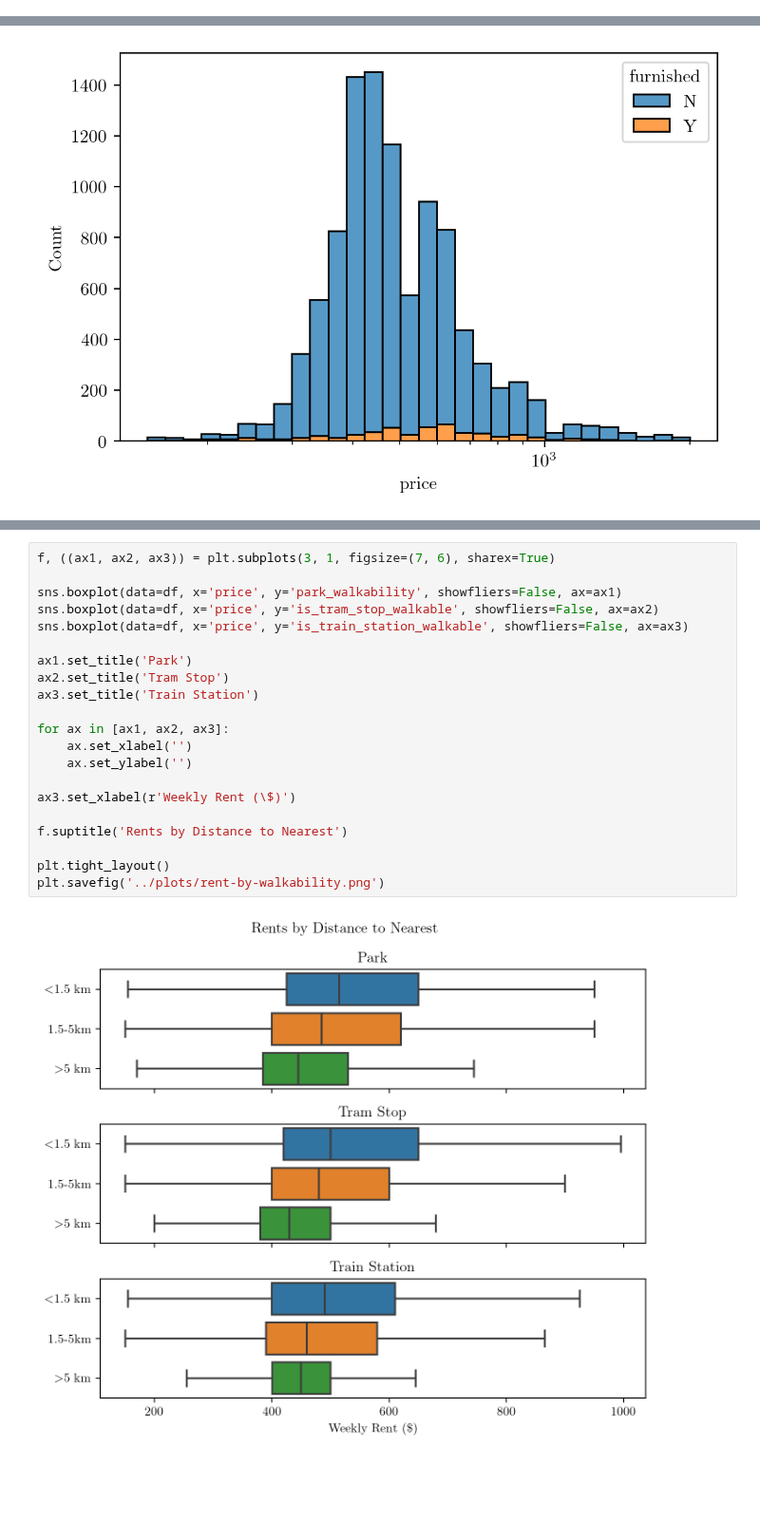
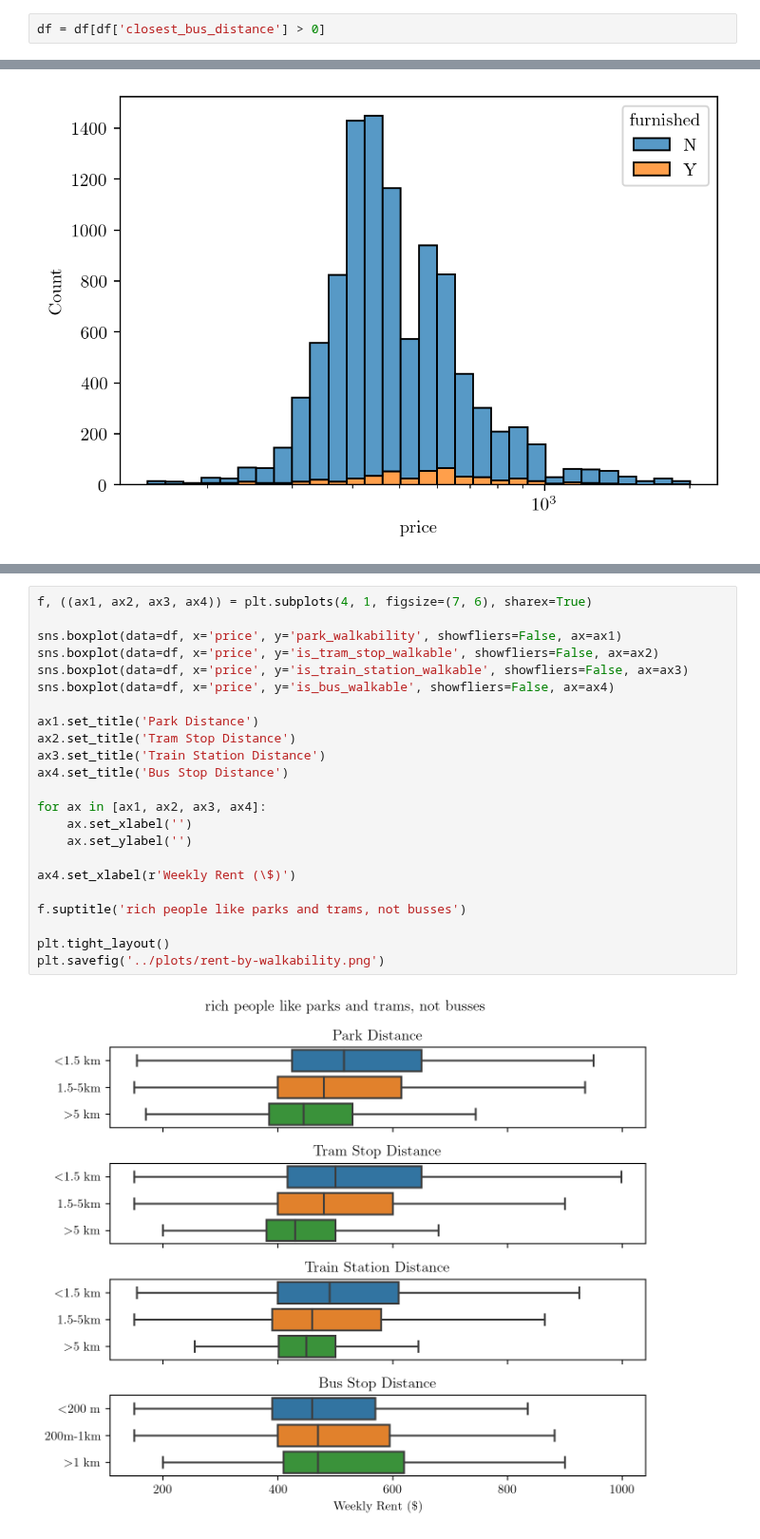
Before and after one commit to MAST30034-Applied-Data-Science/generic-real-estate-consulting-project-group-21, a Jupyter notebook: notebooks/question-one-analysis.ipynb, the cells around one changed output, grey strips where cells are left out. Shown at 95% size. Cells and saved outputs as stored; diff of their text form; blank space fills up the shorter version.

Commit message:
edit plots

```diff
--- a/notebooks/question-one-analysis.ipynb
+++ b/notebooks/question-one-analysis.ipynb
@@ -79,0 +80,2 @@ sns.histplot(df, x='closest_tram_distance', log_scale=True)
+# %%
+df = df[df['closest_bus_distance'] > 0]
@@ -173,26 +180,28 @@ f.savefig('../plots/bedrooms-boxplot-distplot')
 # %%
-f, ((ax1, ax2, ax3)) = plt.subplots(3, 1, figsize=(7, 6), sharex=True)
+f, ((ax1, ax2, ax3, ax4)) = plt.subplots(4, 1, figsize=(7, 6), sharex=True)
 
 sns.boxplot(data=df, x='price', y='park_walkability', showfliers=False, ax=ax1)
 sns.boxplot(data=df, x='price', y='is_tram_stop_walkable', showfliers=False, ax=ax2)
 sns.boxplot(data=df, x='price', y='is_train_station_walkable', showfliers=False, ax=ax3)
+sns.boxplot(data=df, x='price', y='is_bus_walkable', showfliers=False, ax=ax4)
 
-ax1.set_title('Park')
-ax2.set_title('Tram Stop')
-ax3.set_title('Train Station')
+ax1.set_title('Park Distance')
+ax2.set_title('Tram Stop Distance')
+ax3.set_title('Train Station Distance')
+ax4.set_title('Bus Stop Distance')
 
-for ax in [ax1, ax2, ax3]:
+for ax in [ax1, ax2, ax3, ax4]:
     ax.set_xlabel('')
     ax.set_ylabel('')
 
-ax3.set_xlabel(r'Weekly Rent (\$)')
+ax4.set_xlabel(r'Weekly Rent (\$)')
 
-f.suptitle('Rents by Distance to Nearest')
+f.suptitle('rich people like parks and trams, not busses')
 
 plt.tight_layout()
 plt.savefig('../plots/rent-by-walkability.png')
 # %% [output]
-[figure, old version]
+[figure, new version]
 # %%
 f, ((ax1, ax2)) = plt.subplots(2, 1, figsize=(6, 3.5), sharex=True, gridspec_kw={'height_ratios': [1, 1]})
 
```
Also changed, not shown: parts of 19 cells of this notebook, 3 other files.
